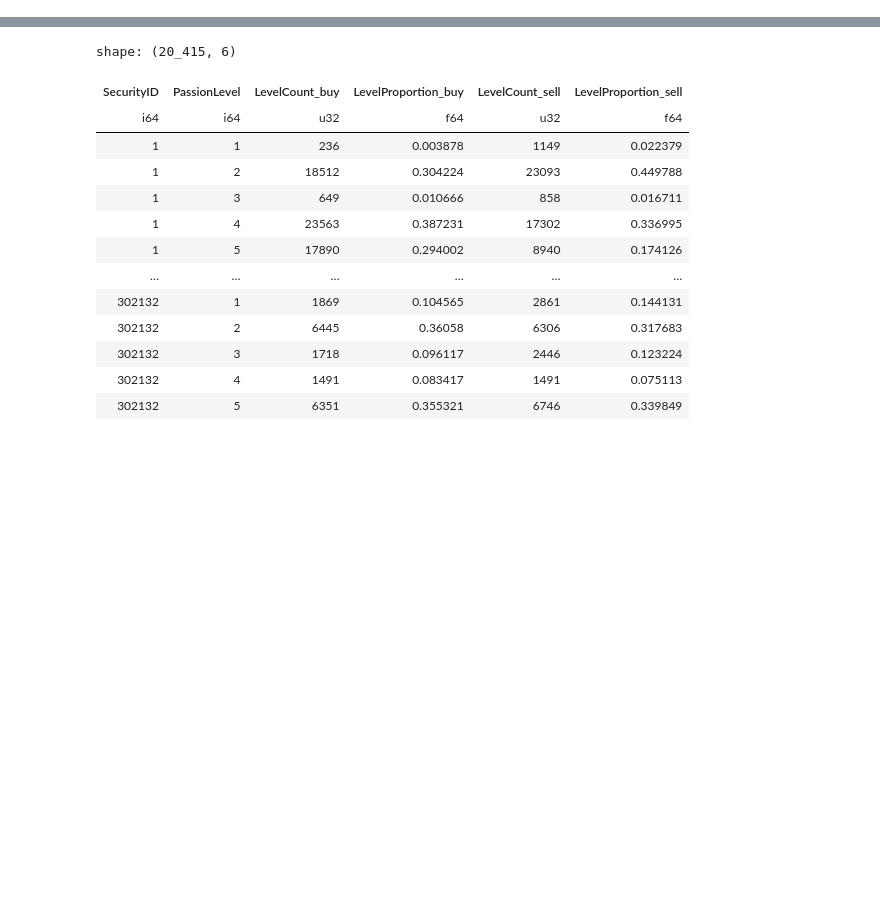
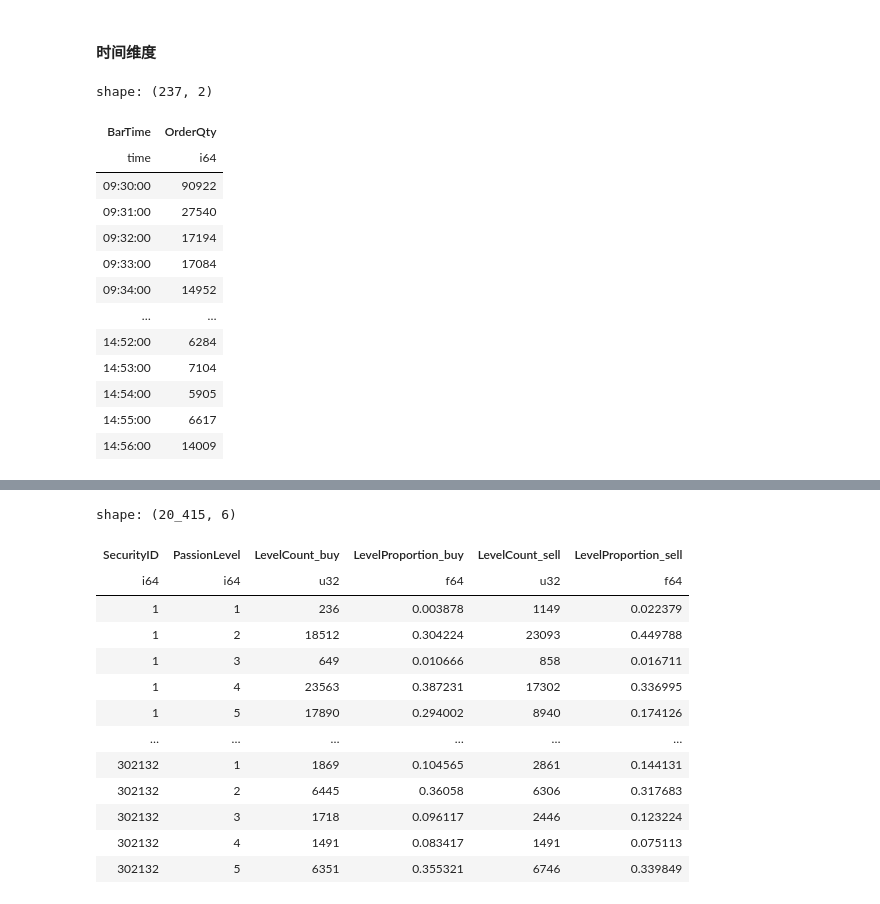
Before and after one commit to Xujy424/research2workflow, a Jupyter notebook: factor_hub/jijin.ipynb, the cells around one changed output, grey strips where cells are left out. Cells and saved outputs as stored; diff of their text form; code cells hidden in the pictures; blank space fills up the shorter version.

```diff
--- a/factor_hub/jijin.ipynb
+++ b/factor_hub/jijin.ipynb
@@ -51,0 +83,27 @@ sell_order = sell_order.join_asof(
+# %% [markdown]
+#### 时间维度
+# %%
+qty_bin = order.filter(pl.col('SecurityID')==300221).sort(['TransactTime','ApplSeqNum']).join_asof(
+    shot.select(["BarTime","SecurityID"]),
+    left_on="TransactTime",
+    right_on="BarTime",
+    by="SecurityID",
+    strategy="backward",
+    check_sortedness=False,
+).group_by('BarTime').agg(pl.col('OrderQty').sum()//100).sort('BarTime')
+qty_bin
+# %% [output]
+shape: (237, 2)
+| BarTime | OrderQty |
+| time | i64 |
+| 09:30:00 | 90922 |
+| 09:31:00 | 27540 |
+| 09:32:00 | 17194 |
+| 09:33:00 | 17084 |
+| 09:34:00 | 14952 |
+| … | … |
+| 14:52:00 | 6284 |
+| 14:53:00 | 7104 |
+| 14:54:00 | 5905 |
+| 14:55:00 | 6617 |
+| 14:56:00 | 14009 |
```
Also changed, not shown: parts of 6 cells of this notebook.
